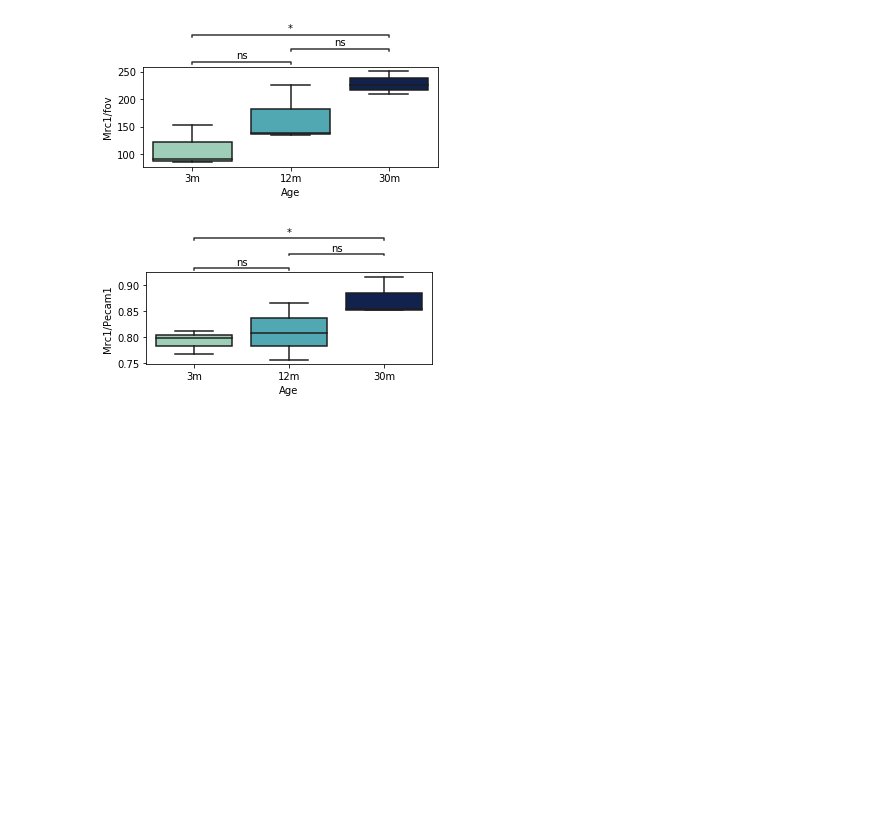
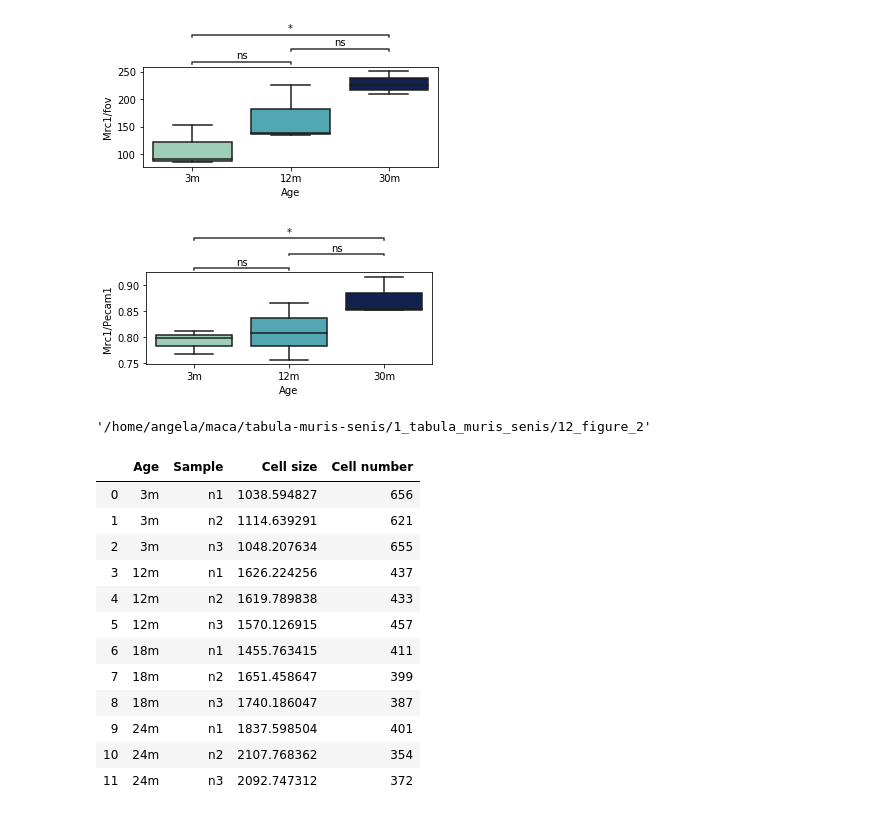
Before and after one commit to czbiohub-sf/tabula-muris-senis, a Jupyter notebook: 1_tabula_muris_senis/12_figure_2/FigED5.ipynb, the cells around one changed output. Cells and saved outputs as stored; diff of their text form; code cells hidden in the pictures; blank space fills up the shorter version.

```diff
--- a/1_tabula_muris_senis/12_figure_2/FigED5.ipynb
+++ b/1_tabula_muris_senis/12_figure_2/FigED5.ipynb
@@ -306,3 +306,25 @@ ns: 5.00e-02 < p <= 1.00e+00
 [figure]
 [figure]
 [figure]
+# %%
+pwd
+# %% [output]
+'/home/angela/maca/tabula-muris-senis/1_tabula_muris_senis/12_figure_2'
+# %%
+hepa = pd.read_csv('./hepatocyte_insitu.csv')
+hepa = hepa.drop('Unnamed: 4', axis=1)
+hepa
+# %% [output]
+|  | Age | Sample | Cell size | Cell number |
+| 0 | 3m | n1 | 1038.594827 | 656 |
+| 1 | 3m | n2 | 1114.639291 | 621 |
+| 2 | 3m | n3 | 1048.207634 | 655 |
+| 3 | 12m | n1 | 1626.224256 | 437 |
+| 4 | 12m | n2 | 1619.789838 | 433 |
+| 5 | 12m | n3 | 1570.126915 | 457 |
+| 6 | 18m | n1 | 1455.763415 | 411 |
+| 7 | 18m | n2 | 1651.458647 | 399 |
+| 8 | 18m | n3 | 1740.186047 | 387 |
+| 9 | 24m | n1 | 1837.598504 | 401 |
+| 10 | 24m | n2 | 2107.768362 | 354 |
+| 11 | 24m | n3 | 2092.747312 | 372 |
```
Also changed, not shown: parts of 2 cells of this notebook, 5 other files.
